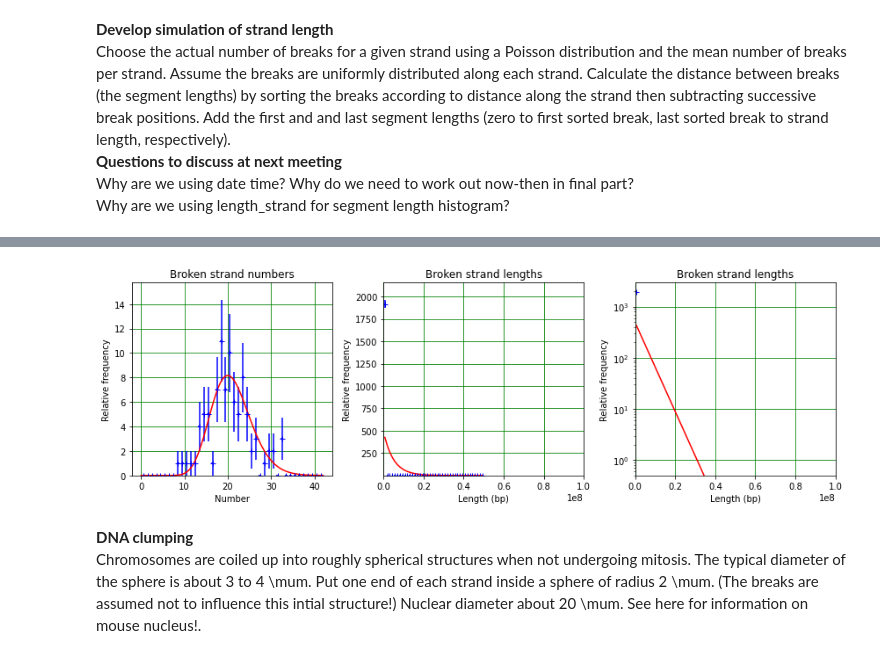
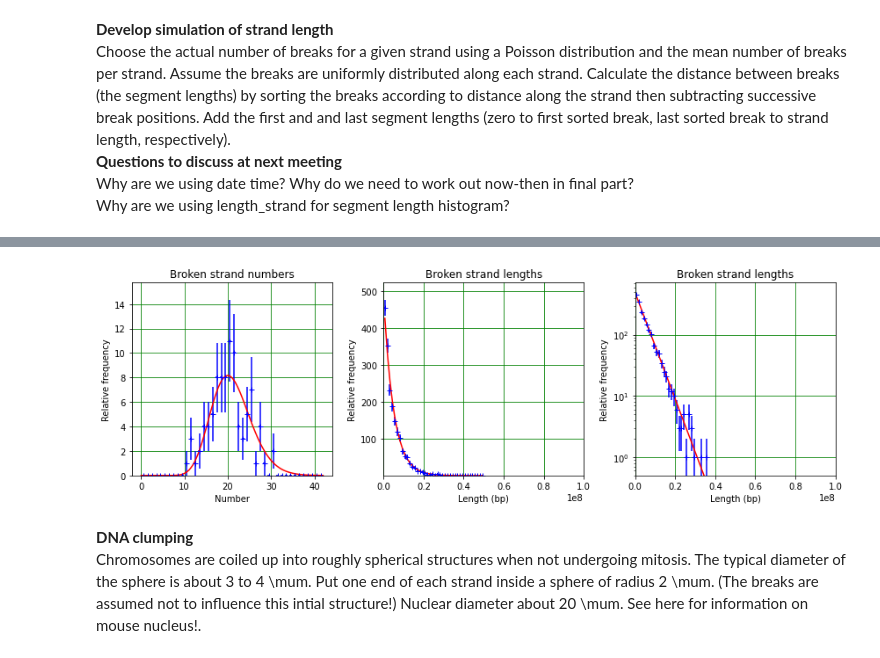
Before and after one commit to DaisyDoyle/CometAnalysisMonteCarloSimulation, a Jupyter notebook: Strand breaks.ipynb, the cells around one changed output, grey strips where cells are left out. Drawn from its saved outputs; the diff is of its cells as text; code cells hidden in the pictures.

Commit message:
16th November changes
Update strand breaks, variable yaml
Created comments for next session yaml
Need to look at final section of strand breaks and rename variables and understand this section.

```diff
--- a/Strand breaks.ipynb
+++ b/Strand breaks.ipynb
@@ -56,33 +77,6 @@ Choose the actual number of breaks for a given strand using a Poisson distributi
 Why are we using date time? Why do we need to work out now-then in final part?
 Why are we using length_strand for segment length histogram?
 # %%
-def define_variables():
-    '''
-    Defining variables used in later functions. Please see yaml file for further information about variables.
-    '''
-    no_single_strands = 92
-    length_strand = 1e8
-    mean_breaks = 20
-    no_segments = np.zeros(no_single_strands).astype(int)
-    length_segment = np.zeros((no_single_strands, (mean_breaks + 5*np.sqrt(mean_breaks)).astype(int)))
-
-
-def date_time():
-    '''
-    date time function
-    Parameters:
-    Returns:
-    '''
-    # why are we importing date time?
-    now = datetime.datetime.now()
-    print("Date and time ",str(now))
-    then = now
-    now = datetime.datetime.now()
-    print(" ")
-    print("Date and time",str(now))
-    print("Time since last check is",str(now - then))
-
-
 def poisson_function(k, lam):
     '''
     Poisson distribution function.
@@ -95,9 +89,10 @@ def poisson_function(k, lam):
 
 def data_visualisation(mean_breaks, length_strand, length_segment):
     '''
+    Objective of this function is to create graphs to visualise the data.
     Parameters: mean_breaks used to display number of breaks,
                 length_strand used for segment length histogram,
-                length_segment used for
+                length_segment used for ???
     Returns: two histograms displaying the number of breaks and segment lengths
     '''
     # Set up histogram of number of breaks
@@ -117,37 +112,45 @@ def data_visualisation(mean_breaks, length_strand, length_segment):
     len_bin_err = len_bin_wid/np.sqrt(12)*np.ones(n_len_bins)
     cum_len_hist = np.zeros(n_len_bins)
 
-
+    # setting up random number generator for breaking the strands
     rng = np.random.default_rng()
 
-    # Simulate breaks and segments for all strands
     for n in range(0, no_single_strands):
+        # Simulate breaks and segments for each strand.
+        # creating randomly generated number of breaks.
         no_breaks = rng.poisson(mean_breaks)
         breaks = np.zeros(no_breaks)
+        # number of segments is number of breaks + 1
         no_segments[n] = no_breaks + 1
+        # breaks randomly generated uniform distribution. Number of steps is number of breaks.
         breaks = rng.uniform(0.0, 1.0, no_breaks)
+        # final segment? confused as to what this does and relevance.
         ends = np.zeros(no_segments[n] + 1)
         ends[1:no_segments[n]] = np.sort(breaks)
         ends[no_segments[n]] = 1.0
-        segment_lengths[n, 0:no_segments[n]] = length_strand*(ends[1:no_segments[n] + 1] - ends[0:no_segments[n]])
+        # determines lengh of each individual segment based on length of unbroken strand and end. What does end mean?
+        length_segment[n, 0:no_segments[n]] = length_strand*(ends[1:no_segments[n] + 1] - ends[0:no_segments[n]])
 
+        # what does this do?
         num_hist_here, _ = np.histogram(no_breaks, num_bins)
         cum_num_hist += num_hist_here
 
+        # what does this do?
         len_hist_here, _ = np.histogram(length_segment[n, 0:no_segments[n]], len_bins)
         cum_len_hist += len_hist_here
 
-    n_poiss_plot = 100
-    k_poiss_plot = np.linspace(num_range[0], num_range[1], n_poiss_plot)
-    poiss_func_plot = no_single_strands*num_bin_wid*poisson_function(mean_breaks, k_poiss_plot)
+    n_poiss_plot = 100 # is this number of points to plot?
+    k_poiss_plot = np.linspace(num_range[0], num_range[1], n_poiss_plot) # what does k stand for, clearer name?
+    poiss_func_plot = no_single_strands*num_bin_wid*poisson_function(mean_breaks, k_poiss_plot) # num_bin_wid could be written more descriptively
 
-    # Function describing segment length distribution
+    # Function describing segment length distribution. Can len variables be rewritten so meaning of 'wid' and 'cents' clearer, confused as to difference of this.
     len_func_plot = (mean_breaks*(mean_breaks + 1)*no_single_strands*
                     len_bin_wid/length_strand*np.exp(-mean_breaks*len_bin_cents/length_strand))
 
     fig, ax = plt.subplots(1, 3, figsize = (12, 4))
 
-    ax[0].set_title('Broken strand numbers')
+    # Graph for broken strand numbers
+    ax[0].set_title('Broken strand numbers') # is there a better way we can describe this graph?
     ax[0].errorbar(num_bin_cents, cum_num_hist, xerr = num_bin_err, yerr = np.sqrt(cum_num_hist),
                     linestyle = '', marker = '+', color = 'b')
     ax[0].plot(k_poiss_plot, poiss_func_plot, linestyle = '-', marker = '', color = 'r')
@@ -156,6 +159,7 @@ def data_visualisation(mean_breaks, length_strand, length_segment):
     ax[0].set_ylim(0.0, 1.1*(np.amax(cum_num_hist) + np.amax(np.sqrt(cum_num_hist))))
     ax[0].grid(color = 'g')
 
+    # Graph of broken strand lengths
     ax[1].set_title('Broken strand lengths')
     ax[1].errorbar(len_bin_cents, cum_len_hist, xerr = len_bin_err, yerr = np.sqrt(cum_len_hist),
                     linestyle = '', marker = '+', color = 'b')
@@ -166,6 +170,7 @@ def data_visualisation(mean_breaks, length_strand, length_segment):
     ax[1].set_ylim(0.5, 1.1*(np.amax(cum_len_hist) + np.amax(np.sqrt(cum_len_hist))))
     ax[1].grid(color = 'g')
 
+    # struggling to see difference between this graph and graph above
     ax[2].set_title('Broken strand lengths')
     ax[2].errorbar(len_bin_cents, cum_len_hist, xerr = len_bin_err, yerr = np.sqrt(cum_len_hist),
                     linestyle = '', marker = '+', color = 'b')
@@ -181,7 +186,23 @@ def data_visualisation(mean_breaks, length_strand, length_segment):
     plt.show
 
 
-define_variables()
-date_time()
+# Defining main variables, details on these described in yaml function.
+no_single_strands = 92
+length_strand = 1e8
+mean_breaks = 20
+no_segments = np.zeros(no_single_strands).astype(int)
+length_segment = np.zeros((no_single_strands, (mean_breaks + 5*np.sqrt(mean_breaks)).astype(int)))
+
+# time before running function.
+now = datetime.datetime.now()
+print("Date and time ",str(now))
+
+# running function to return three graphs.
 data_visualisation(mean_breaks, length_strand, length_segment)
+
+# time after running function. Calculating time taken to run function.
+then = now
+now = datetime.datetime.now()
+print("\nDate and time",str(now))
+print("Time since last check is",str(now - then))
 # %% [output]
@@ -192,4 +213,4 @@ Time since last check is 0:00:00
-[figure, old version]
+[figure, new version]
 # %% [markdown]
 **DNA clumping**
 Chromosomes are coiled up into roughly spherical structures when not undergoing mitosis. The typical diameter of the sphere is about 3 to 4 \mum. Put one end of each strand inside a sphere of radius 2 \mum. (The breaks are assumed not to influence this intial structure!) Nuclear diameter about 20 \mum. See here for information on mouse nucleus!.
```
Also changed, not shown: parts of 7 cells of this notebook, 2 other files.
